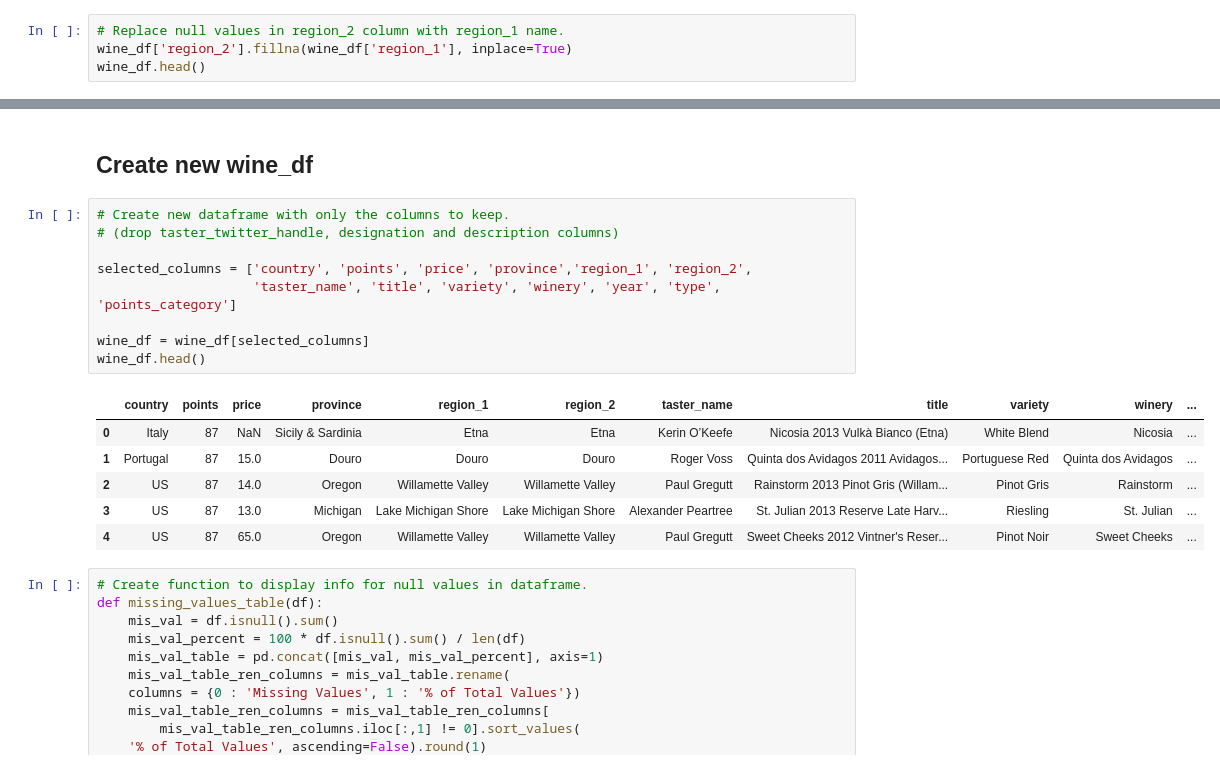
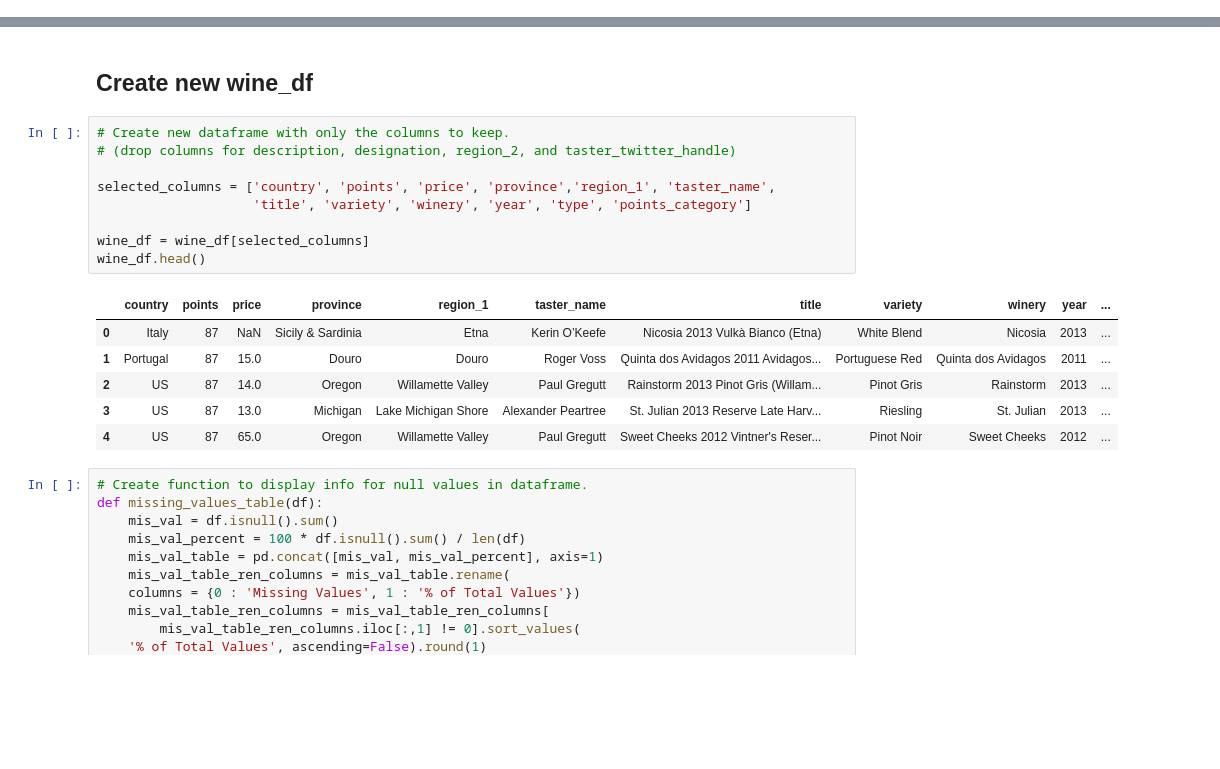
Before and after one commit to whitneyshine/austin_project, a Jupyter notebook: Wine_Ratings.ipynb, the cells around one changed output, grey strips where cells are left out. Drawn from its saved outputs; the diff is of its cells as text; blank space fills up the shorter version.

```diff
--- a/Wine_Ratings.ipynb
+++ b/Wine_Ratings.ipynb
@@ -329,7 +349,3 @@ wine_df.head()
 | 2 | US | Tart and snappy, the flavors of l... | NaN | 87 | 14.0 | Oregon | Willamette Valley | Willamette Valley | Paul Gregutt | ... |
 | 3 | US | Pineapple rind, lemon pith and or... | Reserve Late Harvest | 87 | 13.0 | Michigan | Lake Michigan Shore | NaN | Alexander Peartree | ... |
 | 4 | US | Much like the regular bottling fr... | Vintner's Reserve Wild Child Block | 87 | 65.0 | Oregon | Willamette Valley | Willamette Valley | Paul Gregutt | ... |
-# %%
-# Replace null values in region_2 column with region_1 name.
-wine_df['region_2'].fillna(wine_df['region_1'], inplace=True)
-wine_df.head()
@@ -443,20 +452,20 @@ memory usage: 15.9+ MB
 ## Create new wine_df
 # %%
 # Create new dataframe with only the columns to keep.
-# (drop taster_twitter_handle, designation and description columns)
+# (drop columns for description, designation, region_2, and taster_twitter_handle)
 
-selected_columns = ['country', 'points', 'price', 'province','region_1', 'region_2',
-                    'taster_name', 'title', 'variety', 'winery', 'year', 'type', 'points_category']
+selected_columns = ['country', 'points', 'price', 'province','region_1', 'taster_name',
+                    'title', 'variety', 'winery', 'year', 'type', 'points_category']
 
 wine_df = wine_df[selected_columns]
 wine_df.head()
 # %% [output]
-|  | country | points | price | province | region_1 | region_2 | taster_name | title | variety | winery | ... |
-| 0 | Italy | 87 | NaN | Sicily & Sardinia | Etna | Etna | Kerin O’Keefe | Nicosia 2013 Vulkà Bianco (Etna) | White Blend | Nicosia | ... |
-| 1 | Portugal | 87 | 15.0 | Douro | Douro | Douro | Roger Voss | Quinta dos Avidagos 2011 Avidagos... | Portuguese Red | Quinta dos Avidagos | ... |
-| 2 | US | 87 | 14.0 | Oregon | Willamette Valley | Willamette Valley | Paul Gregutt | Rainstorm 2013 Pinot Gris (Willam... | Pinot Gris | Rainstorm | ... |
-| 3 | US | 87 | 13.0 | Michigan | Lake Michigan Shore | Lake Michigan Shore | Alexander Peartree | St. Julian 2013 Reserve Late Harv... | Riesling | St. Julian | ... |
-| 4 | US | 87 | 65.0 | Oregon | Willamette Valley | Willamette Valley | Paul Gregutt | Sweet Cheeks 2012 Vintner's Reser... | Pinot Noir | Sweet Cheeks | ... |
+|  | country | points | price | province | region_1 | taster_name | title | variety | winery | year | ... |
+| 0 | Italy | 87 | NaN | Sicily & Sardinia | Etna | Kerin O’Keefe | Nicosia 2013 Vulkà Bianco (Etna) | White Blend | Nicosia | 2013 | ... |
+| 1 | Portugal | 87 | 15.0 | Douro | Douro | Roger Voss | Quinta dos Avidagos 2011 Avidagos... | Portuguese Red | Quinta dos Avidagos | 2011 | ... |
+| 2 | US | 87 | 14.0 | Oregon | Willamette Valley | Paul Gregutt | Rainstorm 2013 Pinot Gris (Willam... | Pinot Gris | Rainstorm | 2013 | ... |
+| 3 | US | 87 | 13.0 | Michigan | Lake Michigan Shore | Alexander Peartree | St. Julian 2013 Reserve Late Harv... | Riesling | St. Julian | 2013 | ... |
+| 4 | US | 87 | 65.0 | Oregon | Willamette Valley | Paul Gregutt | Sweet Cheeks 2012 Vintner's Reser... | Pinot Noir | Sweet Cheeks | 2012 | ... |
 # %%
 # Create function to display info for null values in dataframe.
 def missing_values_table(df):
```
Also changed, not shown: parts of 24 cells of this notebook, 1 other file.
